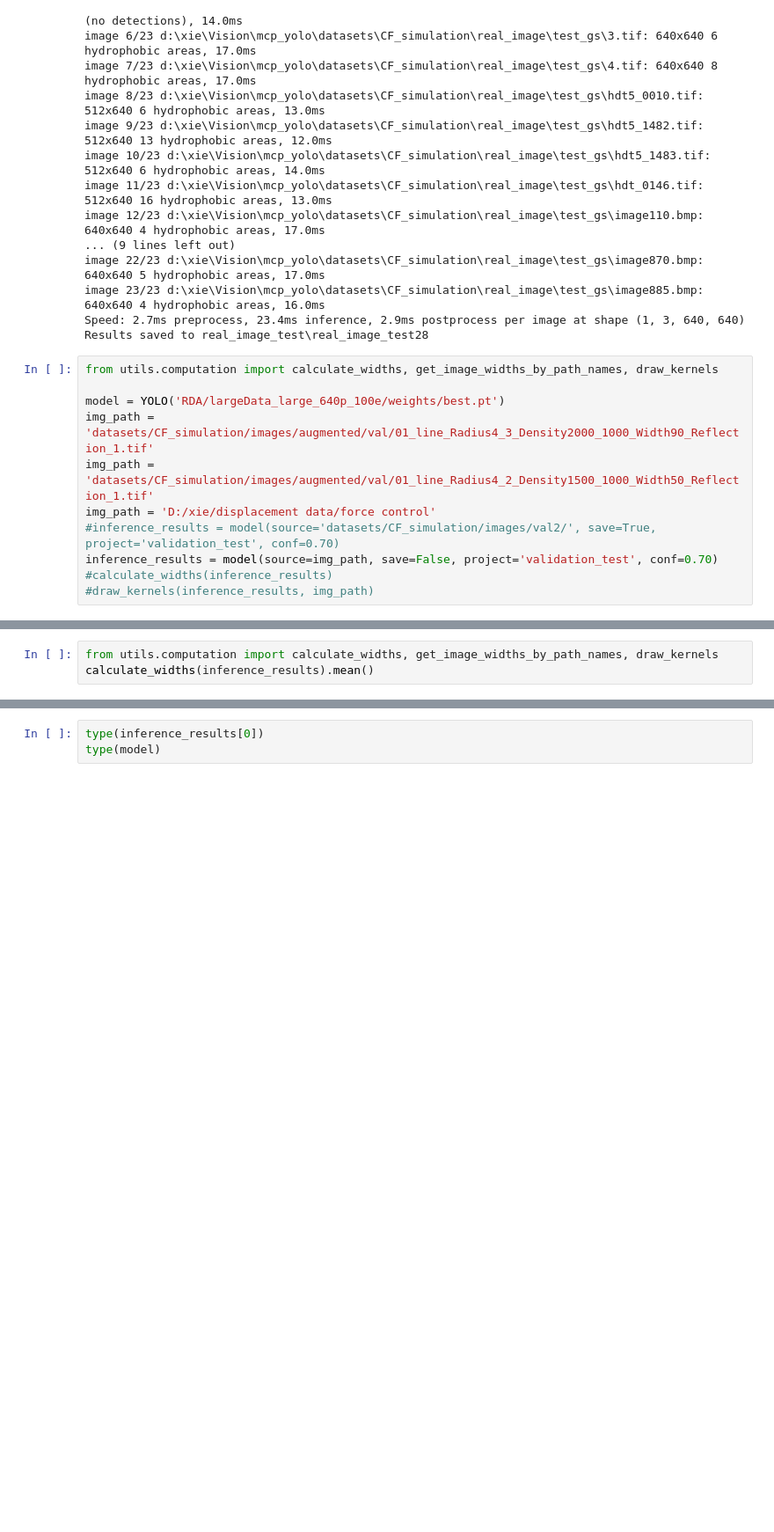
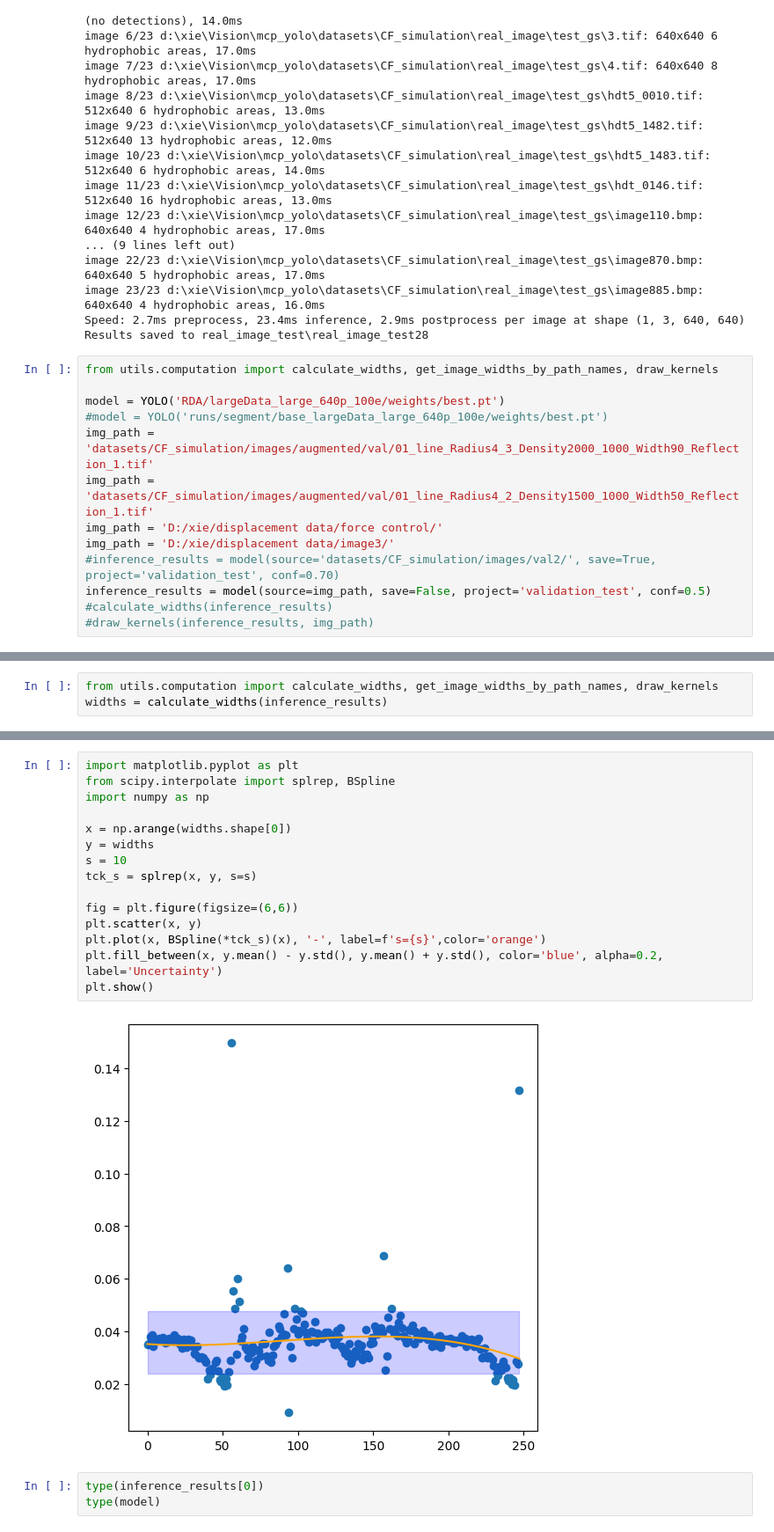
Before and after one commit to straybird16/MCP_YOLO, a Jupyter notebook: main.ipynb, the cells around one changed output, grey strips where cells are left out. Shown at 88% size. Saved outputs shown, nothing was run; the diff lists cells and outputs as text; blank space fills up the shorter version.

Commit message:
uploaded best model

```diff
--- a/main.ipynb
+++ b/main.ipynb
@@ -155,11 +152,13 @@ Results saved to real_image_test\real_image_test28
 from utils.computation import calculate_widths, get_image_widths_by_path_names, draw_kernels
 
 model = YOLO('RDA/largeData_large_640p_100e/weights/best.pt')
+#model = YOLO('runs/segment/base_largeData_large_640p_100e/weights/best.pt')
 img_path = 'datasets/CF_simulation/images/augmented/val/01_line_Radius4_3_Density2000_1000_Width90_Reflection_1.tif'
 img_path = 'datasets/CF_simulation/images/augmented/val/01_line_Radius4_2_Density1500_1000_Width50_Reflection_1.tif'
-img_path = 'D:/xie/displacement data/force control'
+img_path = 'D:/xie/displacement data/force control/'
+img_path = 'D:/xie/displacement data/image3/'
 #inference_results = model(source='datasets/CF_simulation/images/val2/', save=True, project='validation_test', conf=0.70)
-inference_results = model(source=img_path, save=False, project='validation_test', conf=0.70)
+inference_results = model(source=img_path, save=False, project='validation_test', conf=0.5)
 #calculate_widths(inference_results)
 #draw_kernels(inference_results, img_path)
 # %% [output]
@@ -183,3 +182,3 @@ Speed: 1.4ms preprocess, 11.1ms inference, 0.5ms postprocess per image at shape
 # %%
 from utils.computation import calculate_widths, get_image_widths_by_path_names, draw_kernels
-calculate_widths(inference_results).mean()
+widths = calculate_widths(inference_results)
@@ -188,3 +185,20 @@ calculate_widths(inference_results).mean()
+# %%
+import matplotlib.pyplot as plt
+from scipy.interpolate import splrep, BSpline
+import numpy as np
+
+x = np.arange(widths.shape[0])
+y = widths
+s = 10
+tck_s = splrep(x, y, s=s)
+
+fig = plt.figure(figsize=(6,6))
+plt.scatter(x, y)
+plt.plot(x, BSpline(*tck_s)(x), '-', label=f's={s}',color='orange')
+plt.fill_between(x, y.mean() - y.std(), y.mean() + y.std(), color='blue', alpha=0.2, label='Uncertainty')
+plt.show()
+# %% [output]
+[figure, added]
 # %%
 type(inference_results[0])
 type(model)
```
Also changed, not shown: parts of 3 cells of this notebook, 2 other files.
